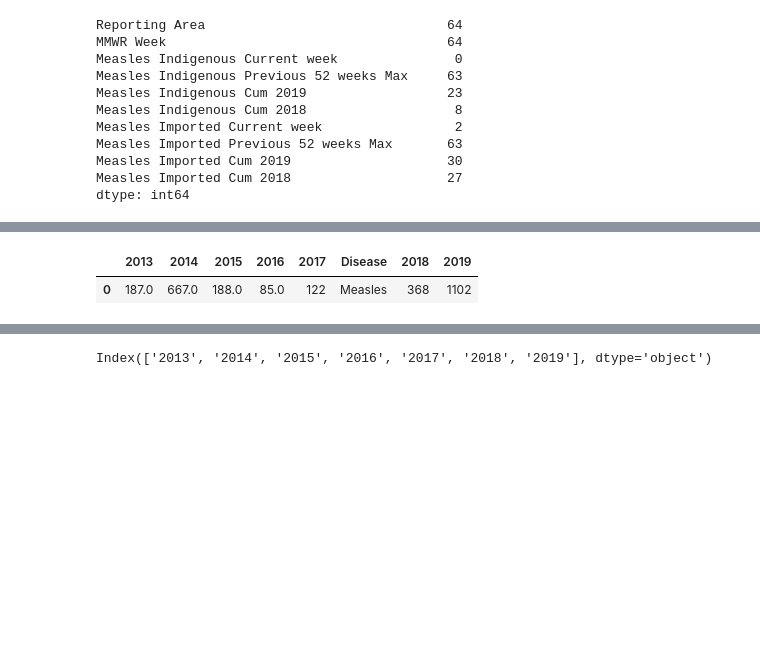
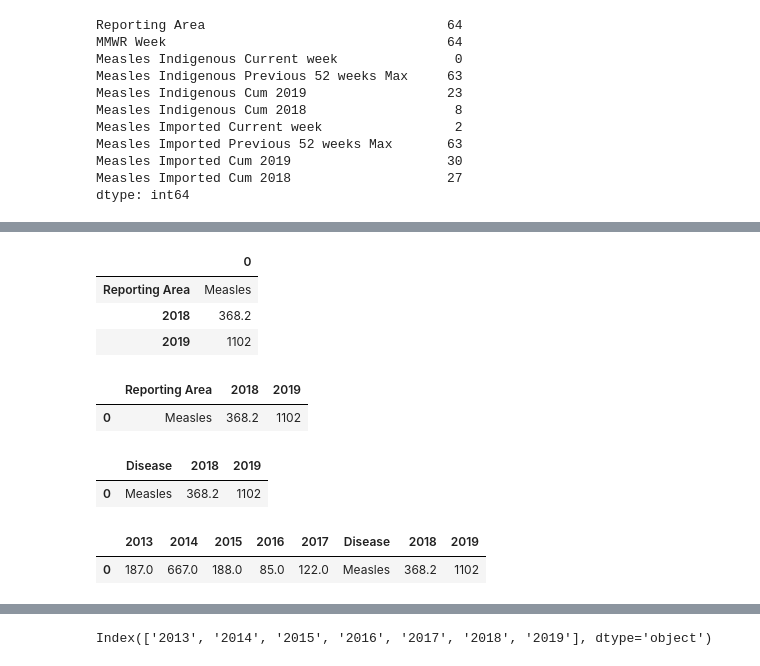
Before and after one commit to rfukamachi/Data-Project-1, a Jupyter notebook: JupyterNotebooks/USA_Measles_Recent.ipynb, the cells around one changed output, grey strips where cells are left out. Drawn from its saved outputs; the diff is of its cells as text; code cells hidden in the pictures; blank space fills up the shorter version.

```diff
--- a/JupyterNotebooks/USA_Measles_Recent.ipynb
+++ b/JupyterNotebooks/USA_Measles_Recent.ipynb
@@ -283,0 +350,11 @@ measles_total
+# %%
+#removing unnecessary columns
+recent_final = recent_df.drop(['MMWR Week',
+                               'MNDC',
+                               'MNDMAX',
+                               'MND2019',
+                               'MND2018',
+                               'MMPC',
+                               'MMPMAX',
+                               'MMP2019',
+                               'MMP2018'], axis=0)
@@ -284,10 +368,33 @@ measles_total
+# %%
+recent_final.iloc[0,0] = 'Measles'
+# %%
+recent_final
+# %% [output]
+|  | 0 |
+| Reporting Area | Measles |
+| 2018 | 368.2 |
+| 2019 | 1102 |
+# %%
+final_years = recent_final.transpose()
+# %%
+final_years
+# %% [output]
+|  | Reporting Area | 2018 | 2019 |
+| 0 | Measles | 368.2 | 1102 |
+# %%
+final_years = final_years.rename(index=str, columns={'Reporting Area' : 'Disease'})
+# %%
+final_years.head()
+# %% [output]
+|  | Disease | 2018 | 2019 |
+| 0 | Measles | 368.2 | 1102 |
 # %%
-#combined measles
-combined_measles = pd.merge(cdc_shorter_three, measles_total, how="outer", on="Disease")
+#combining measles cases of 2013-2017 with 2018-2019
+combined_measles = pd.merge(cdc_shorter_three, final_years, how="outer", on="Disease")
 combined_measles.head()
 # %% [output]
 |  | 2013 | 2014 | 2015 | 2016 | 2017 | Disease | 2018 | 2019 |
-| 0 | 187.0 | 667.0 | 188.0 | 85.0 | 122 | Measles | 368 | 1102 |
+| 0 | 187.0 | 667.0 | 188.0 | 85.0 | 122.0 | Measles | 368.2 | 1102 |
 # %%
 complete_measles = combined_measles.drop(combined_measles.columns[5], axis=1)
 complete_measles
```
Also changed, not shown: parts of 128 cells of this notebook, 9 other files.
